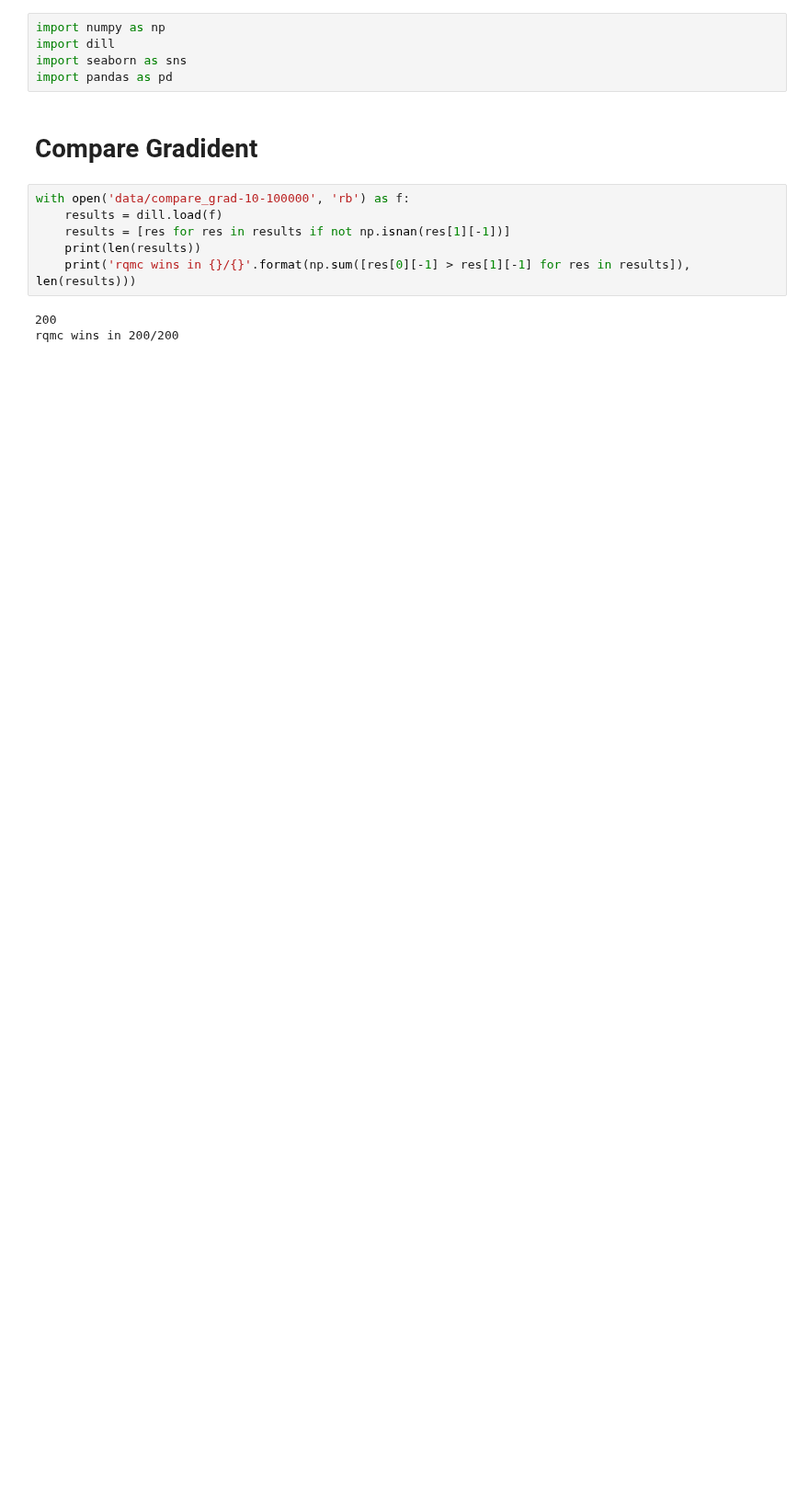
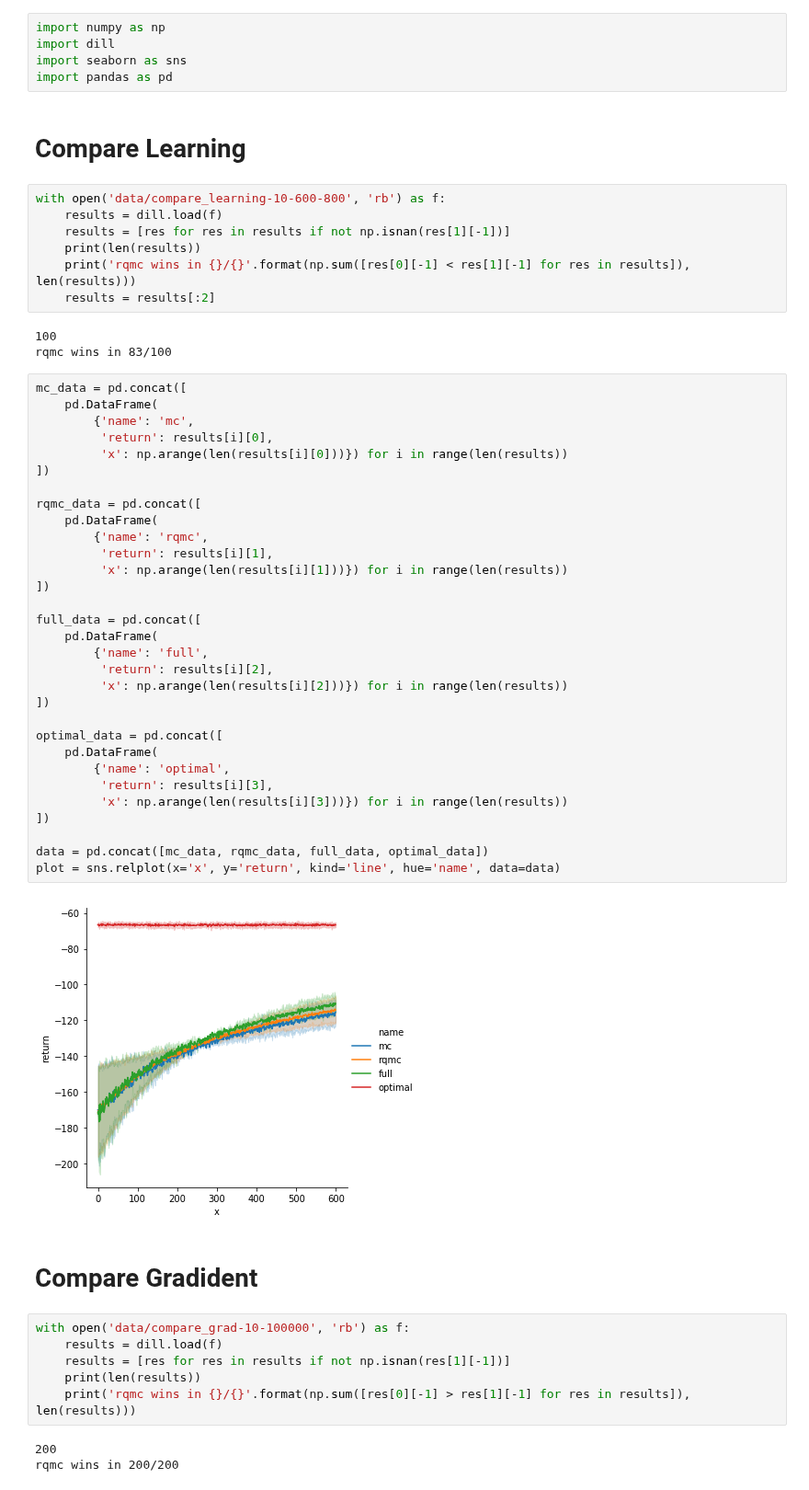
Before and after one commit to Sha-Lab/qmc, a Jupyter notebook: qmc.ipynb, the cells around one changed output. Shown at 92% size. Saved outputs shown, nothing was run; the diff lists cells and outputs as text; blank space fills up the shorter version.

```diff
--- a/qmc.ipynb
+++ b/qmc.ipynb
@@ -3,6 +3,51 @@ import numpy as np
 import dill
 import seaborn as sns
 import pandas as pd
+# %% [markdown]
+# Compare Learning
+# %%
+with open('data/compare_learning-10-600-800', 'rb') as f:
+    results = dill.load(f)
+    results = [res for res in results if not np.isnan(res[1][-1])]
+    print(len(results))
+    print('rqmc wins in {}/{}'.format(np.sum([res[0][-1] < res[1][-1] for res in results]), len(results)))
+    results = results[:2]
+# %% [output]
+100
+rqmc wins in 83/100
+# %%
+mc_data = pd.concat([
+    pd.DataFrame(
+        {'name': 'mc',
+         'return': results[i][0],
+         'x': np.arange(len(results[i][0]))}) for i in range(len(results))
+])
+
+rqmc_data = pd.concat([
+    pd.DataFrame(
+        {'name': 'rqmc',
+         'return': results[i][1],
+         'x': np.arange(len(results[i][1]))}) for i in range(len(results))
+])
+
+full_data = pd.concat([
+    pd.DataFrame(
+        {'name': 'full',
+         'return': results[i][2],
+         'x': np.arange(len(results[i][2]))}) for i in range(len(results))
+])
+
+optimal_data = pd.concat([
+    pd.DataFrame(
+        {'name': 'optimal',
+         'return': results[i][3],
+         'x': np.arange(len(results[i][3]))}) for i in range(len(results))
+])
+
+data = pd.concat([mc_data, rqmc_data, full_data, optimal_data])
+plot = sns.relplot(x='x', y='return', kind='line', hue='name', data=data)
+# %% [output]
+[figure, added]
 # %% [markdown]
 # Compare Gradident
 # %%
```
Also changed, not shown: 1 other file.
